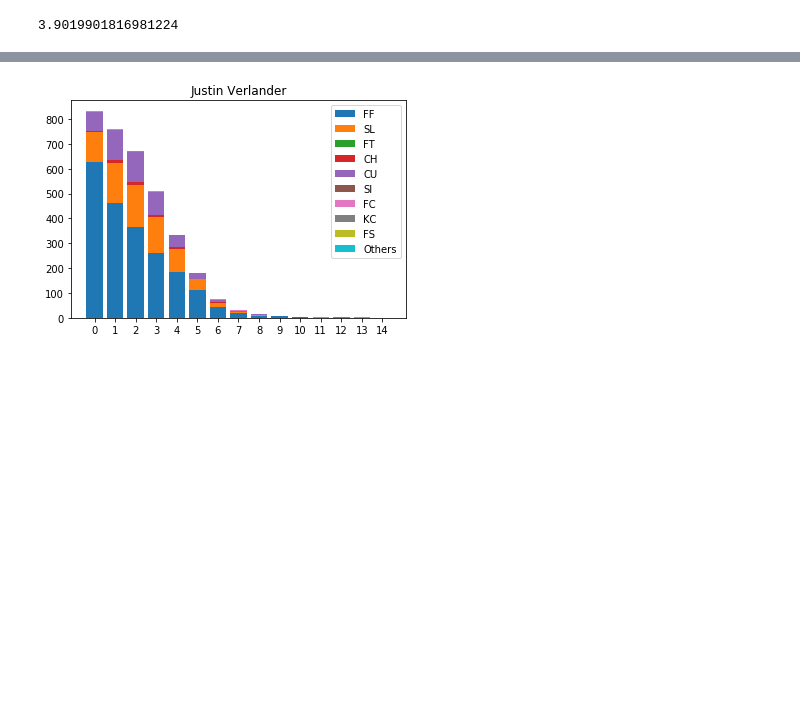
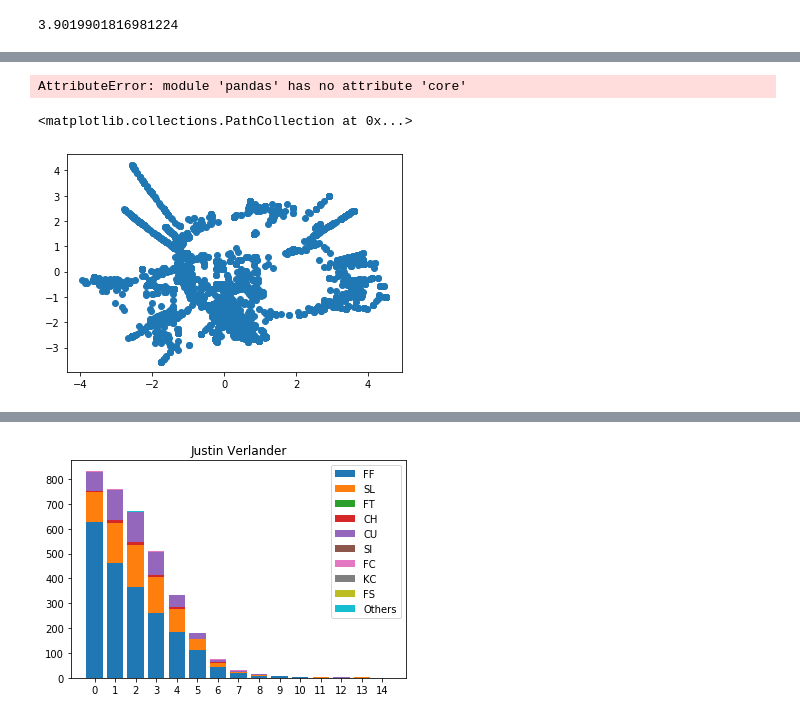
Before and after one commit to rootsofworld/mlb-pitcher-sequence, a Jupyter notebook: pitch_analysis.ipynb, the cells around one changed output, grey strips where cells are left out. Saved outputs shown, nothing was run; the diff lists cells and outputs as text; code cells hidden in the pictures; blank space fills up the shorter version.

```diff
--- a/pitch_analysis.ipynb
+++ b/pitch_analysis.ipynb
@@ -335,0 +336,28 @@ plt.scatter(embd[:, 0], embd[:, 1])
+# %%
+import pandas as pd
+
+x, y = embd
+state = [ ab['state'] for ab in new_flows ]
+df = pd.Dataframe(dict(x=x,y=y,state=state))
+
+groups = df.groupby('state')
+
+# Plot
+fig, ax = plt.subplots()
+ax.margins(0.05) # Optional, just adds 5% padding to the autoscaling
+for name, group in groups:
+    ax.plot(group.x, group.y, marker='o', linestyle='', ms=12, label=name)
+ax.legend()
+
+plt.show()
+# %% [output]
+AttributeError: module 'pandas' has no attribute 'core'
+# %%
+from sklearn.manifold import SpectralEmbedding
+from sklearn.manifold import Isomap
+
+isomap_embd = Isomap(n_components=2).fit_transform(vec_arr[:10000])
+plt.scatter(isomap_embd[:, 0], isomap_embd[:, 1])
+# %% [output]
+<matplotlib.collections.PathCollection at 0x...>
+[figure, added]
```
Also changed, not shown: parts of 9 cells of this notebook.
